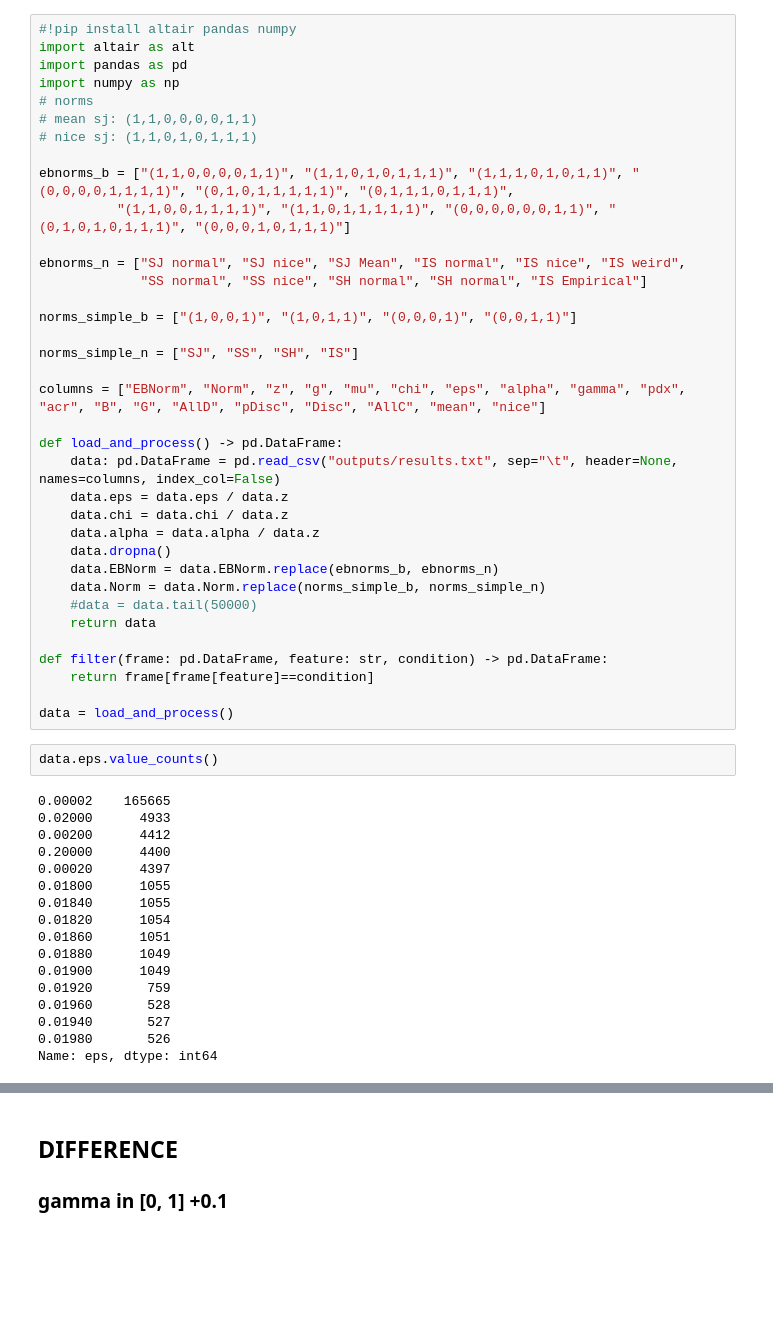
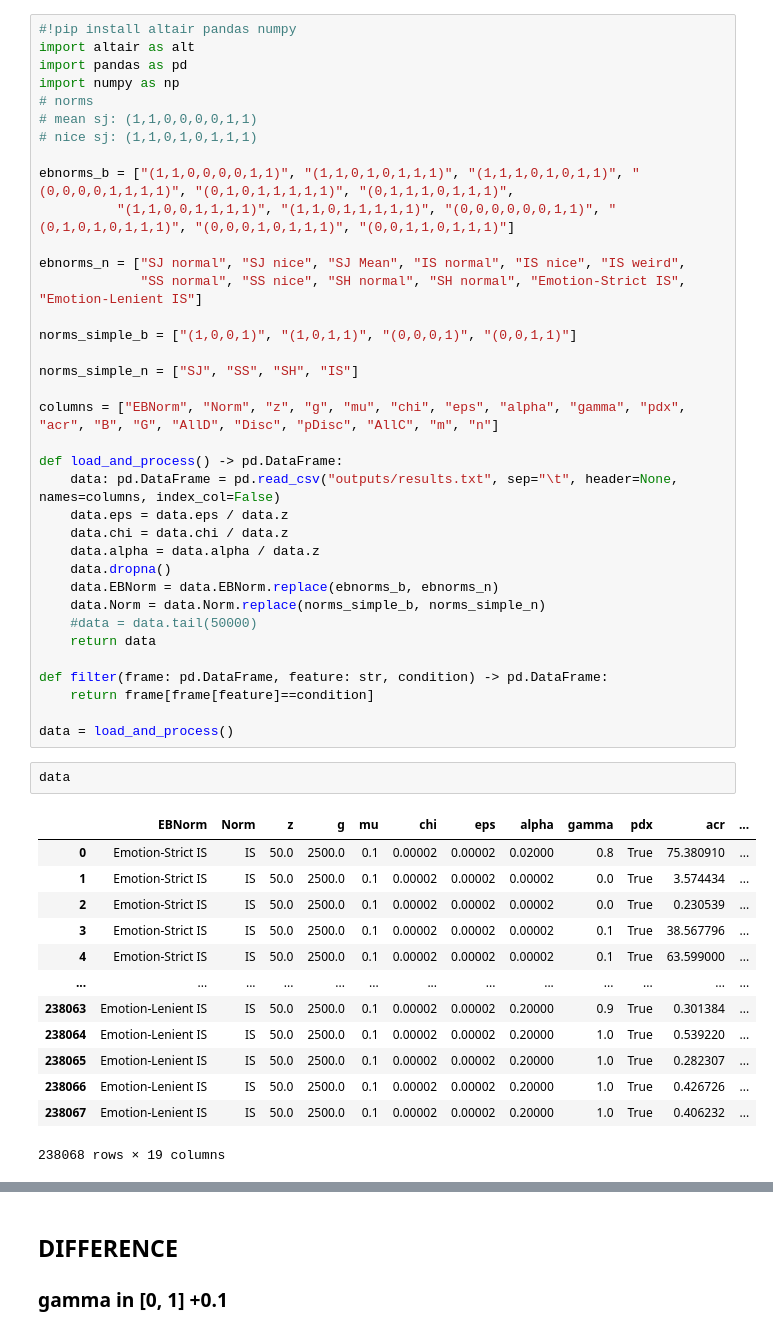
Before and after one commit to cfonsecahenrique/SNARE, a Jupyter notebook: EB NORMS on Errors.ipynb, the cells around one changed output, grey strips where cells are left out. Saved outputs shown, nothing was run; the diff lists cells and outputs as text; blank space fills up the shorter version.

```diff
--- a/EB NORMS on Errors.ipynb
+++ b/EB NORMS on Errors.ipynb
@@ -8,16 +8,16 @@ import numpy as np
 # nice sj: (1,1,0,1,0,1,1,1)
 
 ebnorms_b = ["(1,1,0,0,0,0,1,1)", "(1,1,0,1,0,1,1,1)", "(1,1,1,0,1,0,1,1)", "(0,0,0,0,1,1,1,1)", "(0,1,0,1,1,1,1,1)", "(0,1,1,1,0,1,1,1)",
-          "(1,1,0,0,1,1,1,1)", "(1,1,0,1,1,1,1,1)", "(0,0,0,0,0,0,1,1)", "(0,1,0,1,0,1,1,1)", "(0,0,0,1,0,1,1,1)"]
+          "(1,1,0,0,1,1,1,1)", "(1,1,0,1,1,1,1,1)", "(0,0,0,0,0,0,1,1)", "(0,1,0,1,0,1,1,1)", "(0,0,0,1,0,1,1,1)", "(0,0,1,1,0,1,1,1)"]
 
 ebnorms_n = ["SJ normal", "SJ nice", "SJ Mean", "IS normal", "IS nice", "IS weird",
-             "SS normal", "SS nice", "SH normal", "SH normal", "IS Empirical"]
+             "SS normal", "SS nice", "SH normal", "SH normal", "Emotion-Strict IS", "Emotion-Lenient IS"]
 
 norms_simple_b = ["(1,0,0,1)", "(1,0,1,1)", "(0,0,0,1)", "(0,0,1,1)"]
 
 norms_simple_n = ["SJ", "SS", "SH", "IS"]
 
-columns = ["EBNorm", "Norm", "z", "g", "mu", "chi", "eps", "alpha", "gamma", "pdx", "acr", "B", "G", "AllD", "pDisc", "Disc", "AllC", "mean", "nice"]
+columns = ["EBNorm", "Norm", "z", "g", "mu", "chi", "eps", "alpha", "gamma", "pdx", "acr", "B", "G", "AllD", "Disc", "pDisc", "AllC", "m", "n"]
 
 def load_and_process() -> pd.DataFrame:
     data: pd.DataFrame = pd.read_csv("outputs/results.txt", sep="\t", header=None, names=columns, index_col=False)
@@ -35,24 +35,21 @@ def filter(frame: pd.DataFrame, feature: str, condition) -> pd.DataFrame:
 
 data = load_and_process()
 # %%
-data.eps.value_counts()
+data
 # %% [output]
+|  | EBNorm | Norm | z | g | mu | chi | eps | alpha | gamma | pdx | acr | ... |
+| 0 | Emotion-Strict IS | IS | 50.0 | 2500.0 | 0.1 | 0.00002 | 0.00002 | 0.02000 | 0.8 | True | 75.380910 | ... |
+| 1 | Emotion-Strict IS | IS | 50.0 | 2500.0 | 0.1 | 0.00002 | 0.00002 | 0.00002 | 0.0 | True | 3.574434 | ... |
+| 2 | Emotion-Strict IS | IS | 50.0 | 2500.0 | 0.1 | 0.00002 | 0.00002 | 0.00002 | 0.0 | True | 0.230539 | ... |
+| 3 | Emotion-Strict IS | IS | 50.0 | 2500.0 | 0.1 | 0.00002 | 0.00002 | 0.00002 | 0.1 | True | 38.567796 | ... |
+| 4 | Emotion-Strict IS | IS | 50.0 | 2500.0 | 0.1 | 0.00002 | 0.00002 | 0.00002 | 0.1 | True | 63.599000 | ... |
+| ... | ... | ... | ... | ... | ... | ... | ... | ... | ... | ... | ... | ... |
+| 238063 | Emotion-Lenient IS | IS | 50.0 | 2500.0 | 0.1 | 0.00002 | 0.00002 | 0.20000 | 0.9 | True | 0.301384 | ... |
+| 238064 | Emotion-Lenient IS | IS | 50.0 | 2500.0 | 0.1 | 0.00002 | 0.00002 | 0.20000 | 1.0 | True | 0.539220 | ... |
+| 238065 | Emotion-Lenient IS | IS | 50.0 | 2500.0 | 0.1 | 0.00002 | 0.00002 | 0.20000 | 1.0 | True | 0.282307 | ... |
+| 238066 | Emotion-Lenient IS | IS | 50.0 | 2500.0 | 0.1 | 0.00002 | 0.00002 | 0.20000 | 1.0 | True | 0.426726 | ... |
+| 238067 | Emotion-Lenient IS | IS | 50.0 | 2500.0 | 0.1 | 0.00002 | 0.00002 | 0.20000 | 1.0 | True | 0.406232 | ... |
-0.00002    165665
-0.02000      4933
-0.00200      4412
-0.20000      4400
-0.00020      4397
-0.01800      1055
-0.01840      1055
-0.01820      1054
-0.01860      1051
-0.01880      1049
-0.01900      1049
-0.01920       759
-0.01960       528
-0.01940       527
-0.01980       526
-Name: eps, dtype: int64
+238068 rows × 19 columns
 # %%
 chosen_norm: str = "IS Empirical"
 filtered = data[data.EBNorm == chosen_norm]
```
Also changed, not shown: parts of 19 cells of this notebook, 5 other files.
